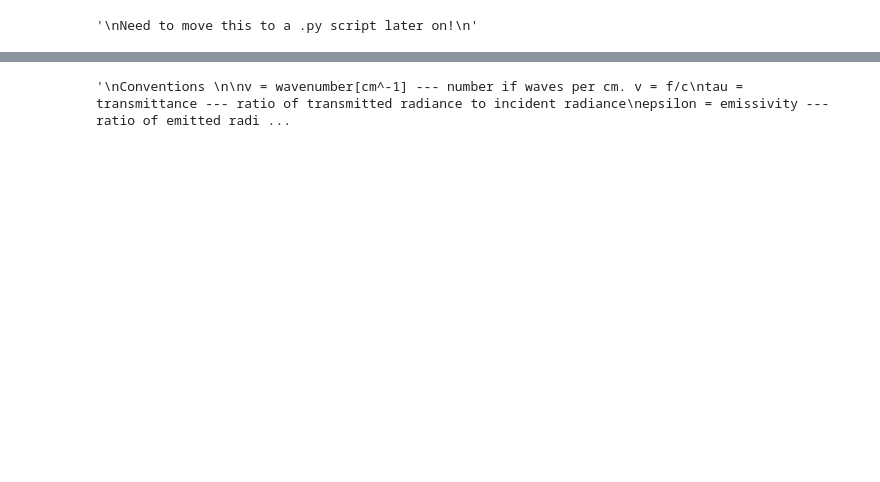
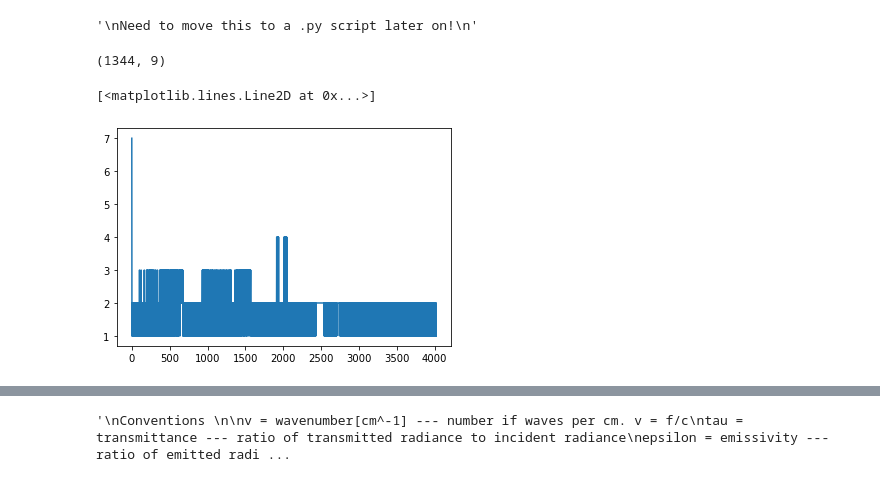
Before and after one commit to ka-til/physhack2020, a Jupyter notebook: Test.ipynb, the cells around one changed output, grey strips where cells are left out. Drawn from its saved outputs; the diff is of its cells as text; code cells hidden in the pictures; blank space fills up the shorter version.

```diff
--- a/Test.ipynb
+++ b/Test.ipynb
@@ -10,0 +94,19 @@ Need to move this to a .py script later on!
+# %%
+f = np.loadtxt('/Users/akank/Downloads/CO.txt', delimiter=',')
+#print(f.read())
+#f.close()
+# %%
+f.shape
+# %% [output]
+(1344, 9)
+# %%
+x = []
+for y in f.read().split(','):
+    print(y)
+    if y.isdigit():
+        x.append(float(y))
+
+plt.plot(x)
+# %% [output]
+[<matplotlib.lines.Line2D at 0x...>]
+[figure, added]
```
Also changed, not shown: parts of 7 cells of this notebook.
